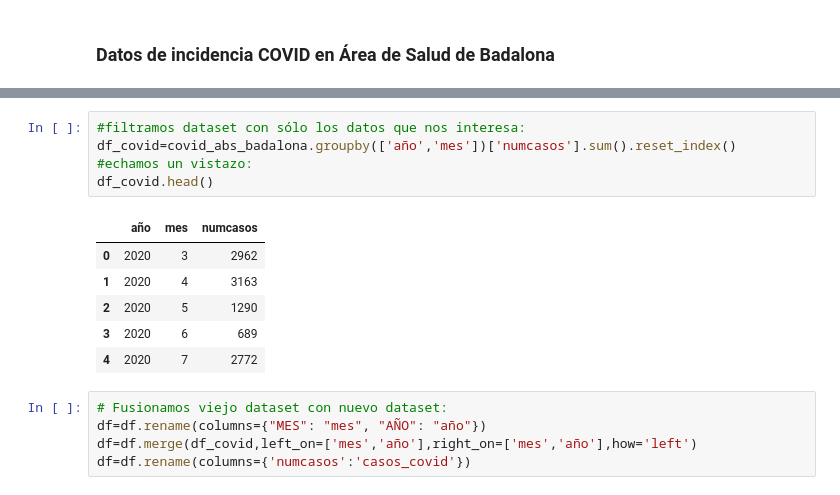
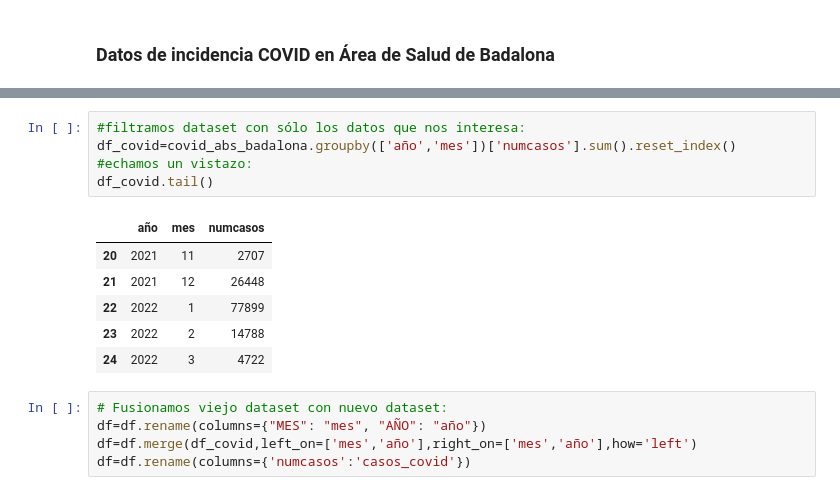
Before and after one commit to cmromero/PR-Final-Sick_leave_prediction, a Jupyter notebook: Proyecto_Final_EDA.ipynb, the cells around one changed output, grey strips where cells are left out. Saved outputs shown, nothing was run; the diff lists cells and outputs as text.

```diff
--- a/Proyecto_Final_EDA.ipynb
+++ b/Proyecto_Final_EDA.ipynb
@@ -225,15 +254,15 @@ memory usage: 5.6+ MB
 # %%
 #filtramos dataset con sólo los datos que nos interesa:
 df_covid=covid_abs_badalona.groupby(['año','mes'])['numcasos'].sum().reset_index()
 #echamos un vistazo:
-df_covid.head()
+df_covid.tail()
 # %% [output]
 |  | año | mes | numcasos |
-| 0 | 2020 | 3 | 2962 |
-| 1 | 2020 | 4 | 3163 |
-| 2 | 2020 | 5 | 1290 |
-| 3 | 2020 | 6 | 689 |
-| 4 | 2020 | 7 | 2772 |
+| 20 | 2021 | 11 | 2707 |
+| 21 | 2021 | 12 | 26448 |
+| 22 | 2022 | 1 | 77899 |
+| 23 | 2022 | 2 | 14788 |
+| 24 | 2022 | 3 | 4722 |
 # %%
 # Fusionamos viejo dataset con nuevo dataset:
 df=df.rename(columns={"MES": "mes", "AÑO": "año"})
```
Also changed, not shown: parts of 17 cells of this notebook, 17 other files.
